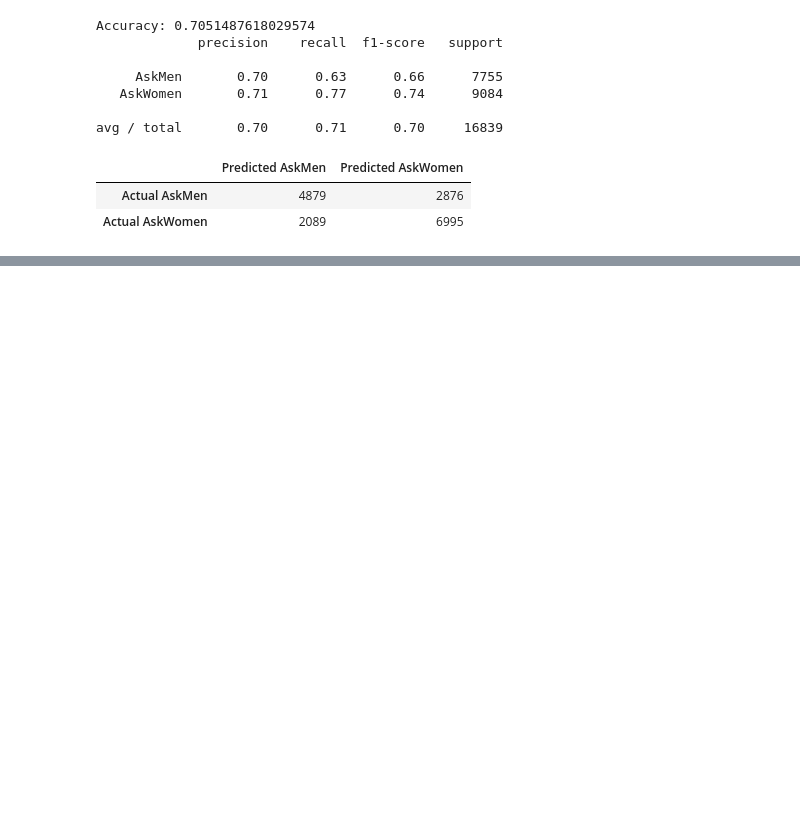
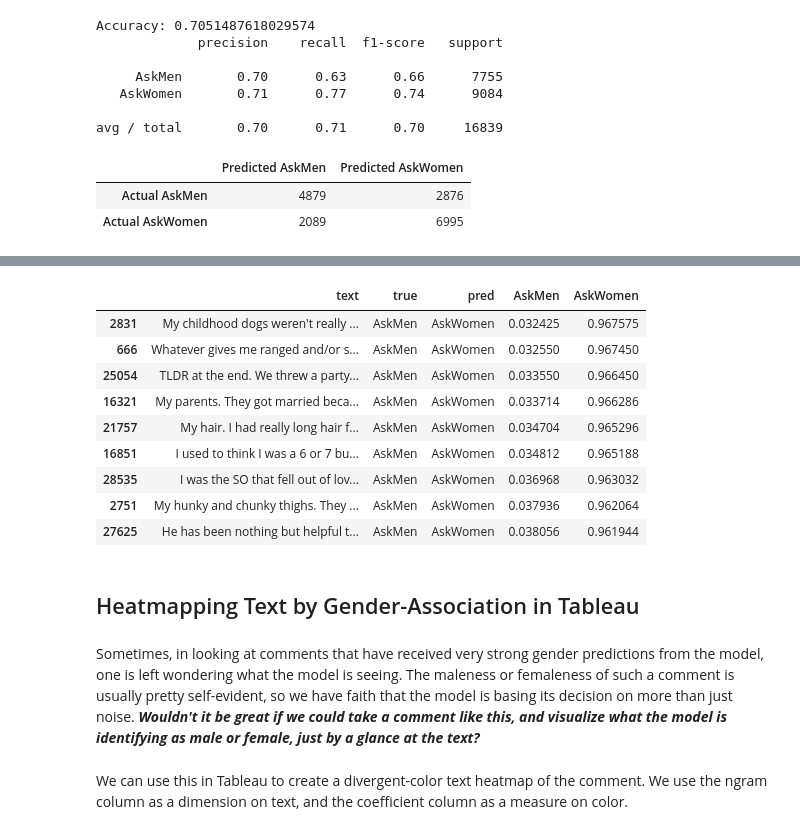
Before and after one commit to eamonious/reddit-comment-gender, a Jupyter notebook: Logistic Regression with Natural Language Processing.ipynb, the cells around one changed output, grey strips where cells are left out. Drawn from its saved outputs; the diff is of its cells as text; code cells hidden in the pictures; blank space fills up the shorter version.

```diff
--- a/Logistic Regression with Natural Language Processing.ipynb
+++ b/Logistic Regression with Natural Language Processing.ipynb
@@ -312,0 +366,18 @@ Would be cool to look at AskMen comments and see which it most thinks are from a
+# %%
+#Predicts AskWomen strongly when the answer is AskMen
+wrong.sort_values('AskWomen',ascending=False)[31:40]
+# %% [output]
+|  | text | true | pred | AskMen | AskWomen |
+| 2831 | My childhood dogs weren't really ... | AskMen | AskWomen | 0.032425 | 0.967575 |
+| 666 | Whatever gives me ranged and/or s... | AskMen | AskWomen | 0.032550 | 0.967450 |
+| 25054 | TLDR at the end. We threw a party... | AskMen | AskWomen | 0.033550 | 0.966450 |
+| 16321 | My parents. They got married beca... | AskMen | AskWomen | 0.033714 | 0.966286 |
+| 21757 | My hair. I had really long hair f... | AskMen | AskWomen | 0.034704 | 0.965296 |
+| 16851 | I used to think I was a 6 or 7 bu... | AskMen | AskWomen | 0.034812 | 0.965188 |
+| 28535 | I was the SO that fell out of lov... | AskMen | AskWomen | 0.036968 | 0.963032 |
+| 2751 | My hunky and chunky thighs. They ... | AskMen | AskWomen | 0.037936 | 0.962064 |
+| 27625 | He has been nothing but helpful t... | AskMen | AskWomen | 0.038056 | 0.961944 |
+# %% [markdown]
+## Heatmapping Text by Gender-Association in Tableau
+# %% [markdown]
+Sometimes, in looking at comments that have received very strong gender predictions from the model, one is left wondering what the model is seeing.  The maleness or femaleness of such a comment is usually pretty self-evident, so we have faith that the model is basing its decision on more than just noise. ***Wouldn't it be great if we could take a comment like this, and visualize what the model is identifying as male or female, just by a glance at the text?***
@@ -312,0 +409,2 @@ Would be cool to look at AskMen comments and see which it most thinks are from a
+# %% [markdown]
+We can use this in Tableau to create a divergent-color text heatmap of the comment.  We use the ngram column as a dimension on text, and the coefficient column as a measure on color.
```
Also changed, not shown: parts of 58 cells of this notebook, 40 other files.
